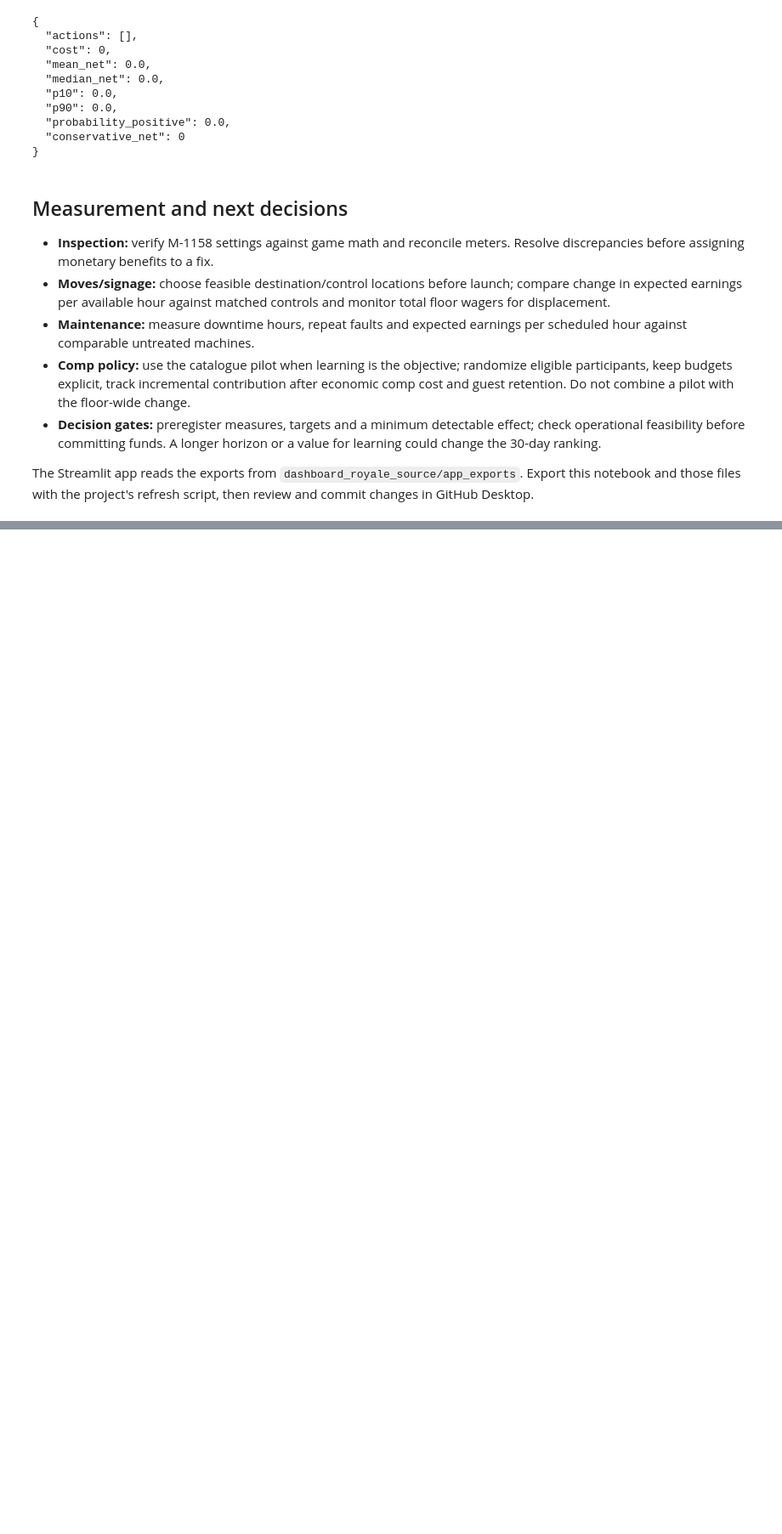
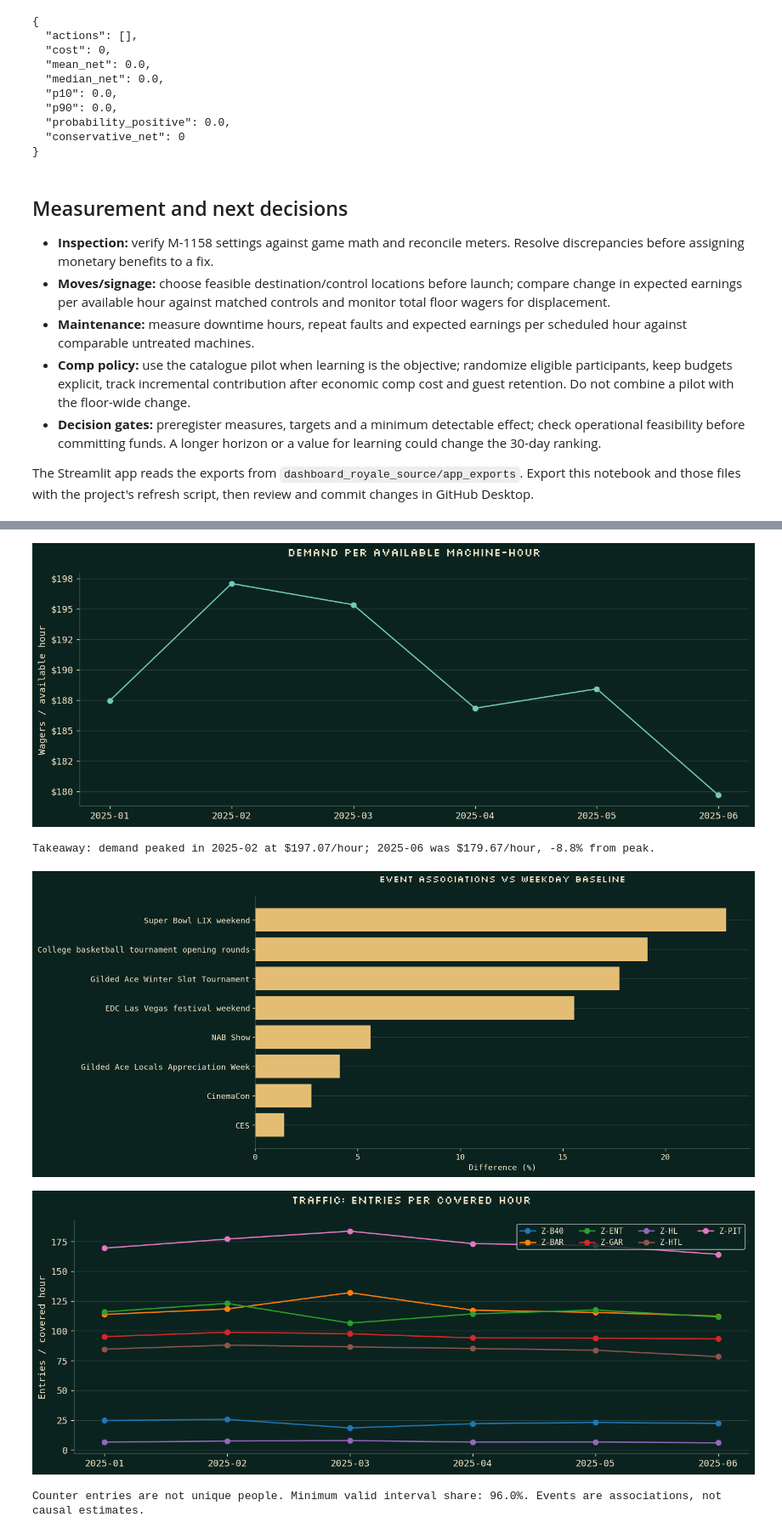
Before and after one commit to KatherKims/dashboard-royale-app, a Jupyter notebook: notebooks/01_data_checks.ipynb, the cells around one changed output, grey strips where cells are left out. Shown at 85% size. Saved outputs shown, nothing was run; the diff lists cells and outputs as text; code cells hidden in the pictures; blank space fills up the shorter version.

```diff
--- a/notebooks/01_data_checks.ipynb
+++ b/notebooks/01_data_checks.ipynb
@@ -835,0 +914,11 @@ The Streamlit app reads the exports from `dashboard_royale_source/app_exports`.
+# %%
+test_log=io.StringIO()
+suite=unittest.TestSuite()
+loader=unittest.TestLoader()
+for name in ['test_results.py','test_reference_consistency.py','test_floor_simulation.py']:
+    suite.addTests(loader.discover(str(FINAL_ROOT/'tests'),pattern=name))
+test_result=unittest.TextTestRunner(stream=test_log,verbosity=1).run(suite)
+print(test_log.getvalue())
+assert test_result.wasSuccessful(), 'Regression check failed'
+runpy.run_path(str(FINAL_ROOT/'tests/test_upgrade.py'))
+print('PASS: independent money/variance/forecast reconciliation, floor validation, atomic swaps, suggestions and leakage checks.')
@@ -835,0 +1038,22 @@ The Streamlit app reads the exports from `dashboard_royale_source/app_exports`.
+# %%
+months=fd.groupby('month',as_index=False).agg(wagers=('coin_in_usd','sum'),hours=('available_hours','sum'))
+months['wagers_per_hour']=months.wagers/months.hours
+fig,ax=figure('Demand per available machine-hour');ax.plot(months.month,months.wagers_per_hour,'o-',color=TEAL);dollars(ax);ax.set_ylabel('Wagers / available hour');finish(fig,'06_demand_rate.png')
+peak=months.loc[months.wagers_per_hour.idxmax()];last=months.iloc[-1]
+print(f'Takeaway: demand peaked in {peak.month} at ${peak.wagers_per_hour:.2f}/hour; {last.month} was ${last.wagers_per_hour:.2f}/hour, {(last.wagers_per_hour/peak.wagers_per_hour-1):.1%} from peak.')
+events=pd.DataFrame(fr['event_associations']).sort_values('difference_pct')
+fig,ax=figure('Event associations vs weekday baseline',size=(14,6));ax.barh(events.event,events.difference_pct*100,color=GOLD);ax.set_xlabel('Difference (%)');finish(fig,'07_event_context.png')
+traffic=pd.DataFrame(fr['traffic'])
+fig,ax=figure('Traffic: entries per covered hour')
+for zone,group in traffic.groupby('zone_id'):ax.plot(group.month,group.entries_per_covered_hour,'o-',label=zone)
+ax.legend(ncol=4,fontsize=9);ax.set_ylabel('Entries / covered hour');finish(fig,'08_traffic.png')
+print(f'Counter entries are not unique people. Minimum valid interval share: {traffic.valid_interval_share.min():.1%}. Events are associations, not causal estimates.')
+zone_loss=fd.groupby('zone_name',as_index=False).agg(opportunity=('missed_theo_mid','sum'),hours=('down_hours','sum')).sort_values('opportunity')
+fig,ax=figure('Downtime opportunity by zone');ax.barh(zone_loss.zone_name,zone_loss.opportunity,color=ROSE);dollars(ax,'x');ax.set_xlabel('Expected-earnings opportunity');finish(fig,'09_downtime_zone.png')
+print(f'Takeaway: {fd.down_hours.sum():,.1f} unavailable hours and ${fd.missed_theo_mid.sum():,.2f} estimated expected-earnings opportunity. Displaced play may be retained elsewhere; this is not proven net floor loss.')
+# %% [output]
+[figure, added]
+Takeaway: demand peaked in 2025-02 at $197.07/hour; 2025-06 was $179.67/hour, -8.8% from peak.
+[figure, added]
+[figure, added]
+Counter entries are not unique people. Minimum valid interval share: 96.0%. Events are associations, not causal estimates.
```
Also changed, not shown: parts of 29 cells of this notebook, 6 other files.
